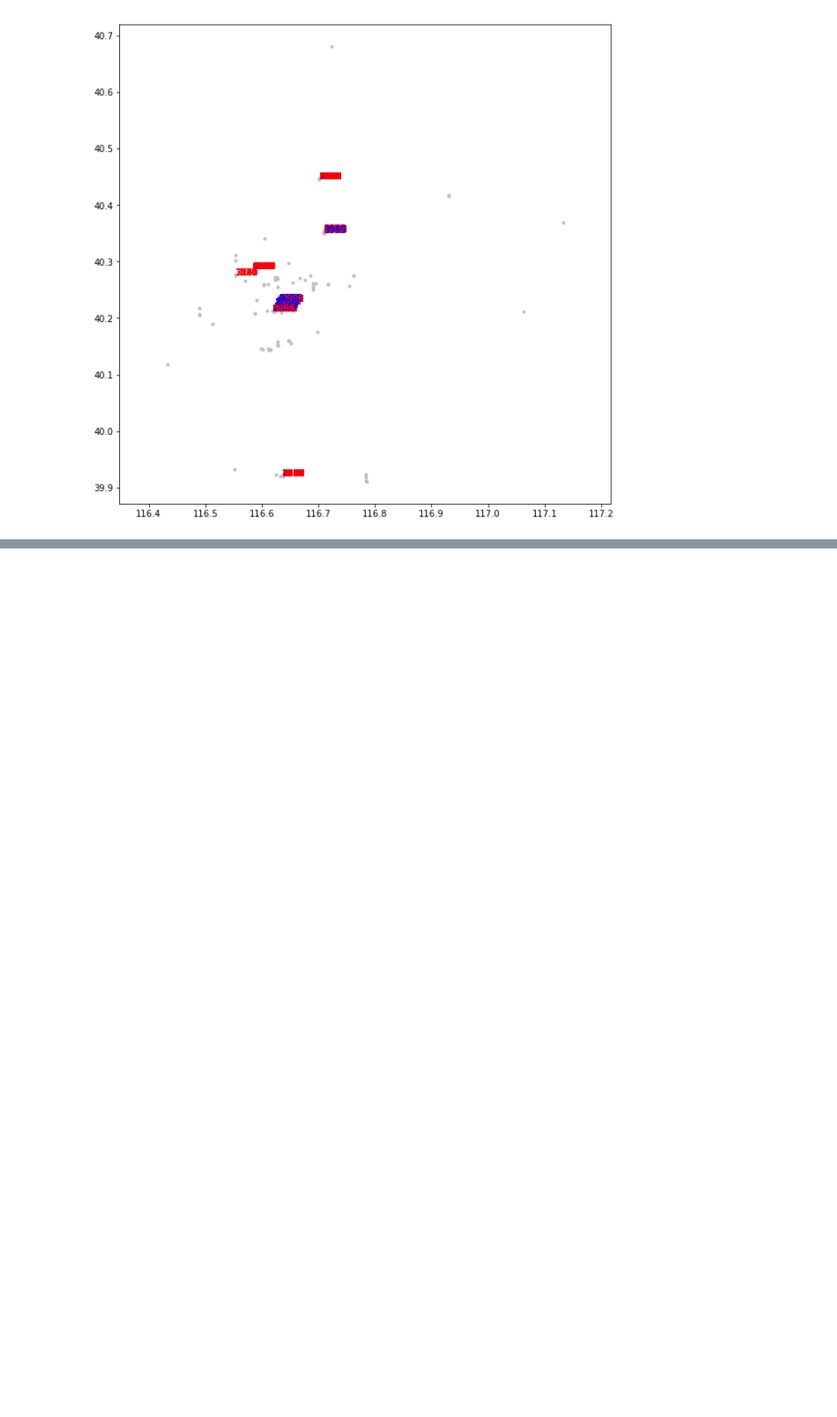
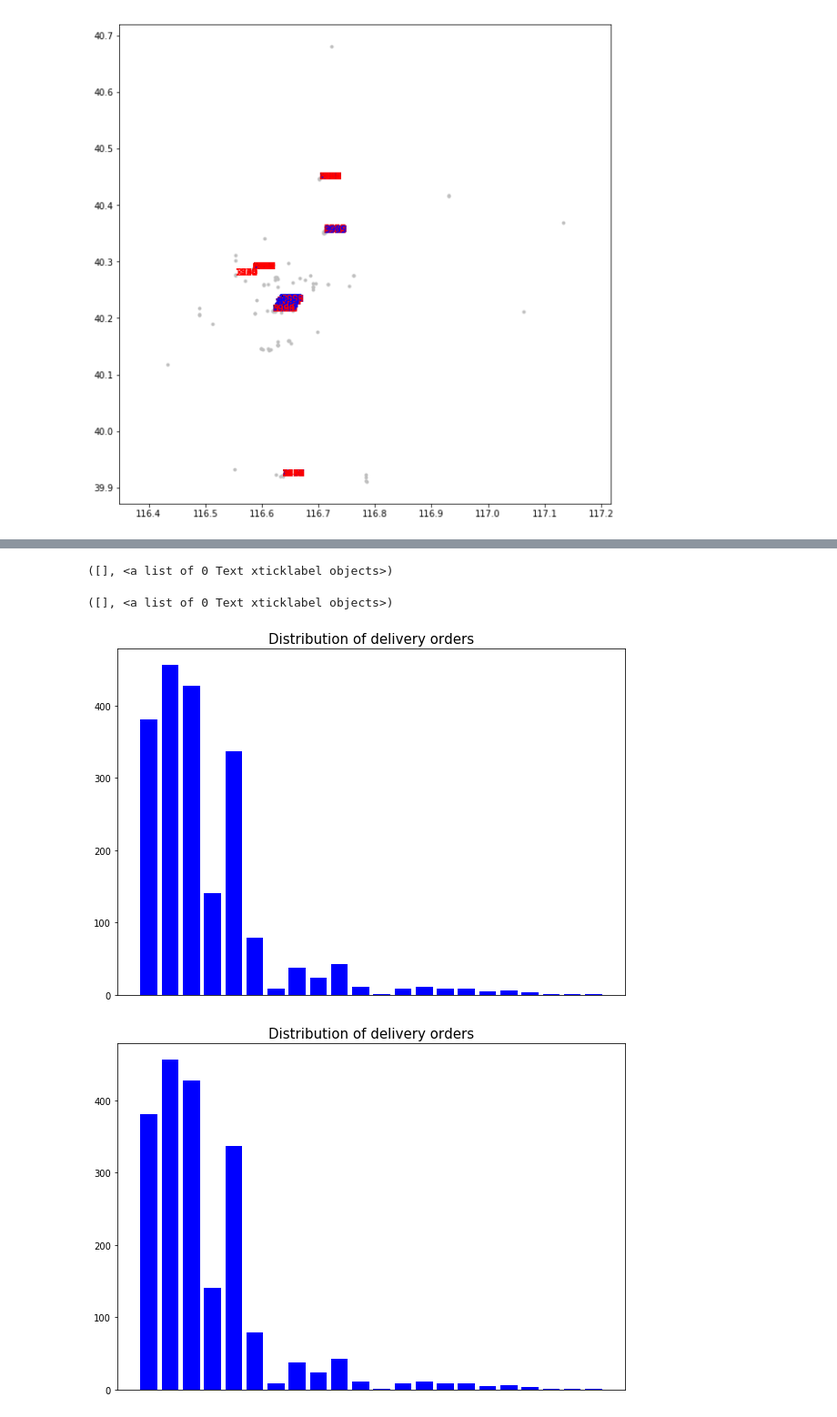
Before and after one commit to 123zhangzq/HW_DPDP, a Jupyter notebook: ScratchPaper/ScatchPaper.ipynb, the cells around one changed output, grey strips where cells are left out. Shown at 91% size. Saved outputs shown, nothing was run; the diff lists cells and outputs as text; code cells hidden in the pictures; blank space fills up the shorter version.

```diff
--- a/ScratchPaper/ScatchPaper.ipynb
+++ b/ScratchPaper/ScatchPaper.ipynb
@@ -370,0 +534,12 @@ dic_d
+# %%
+x_d = list(dic_d.keys())
+y_d = list(dic_d.values())
+fig, ax = plt.subplots(figsize=(10, 7))
+ax.bar(x=x_d, height=y_d, color = 'b')
+ax.set_title("Distribution of delivery orders", fontsize=15)
+plt.xticks([])
+# %% [output]
+([], <a list of 0 Text xticklabel objects>)
+([], <a list of 0 Text xticklabel objects>)
+[figure, added]
+[figure, added]
```
Also changed, not shown: parts of 60 cells of this notebook, 3 other files.
